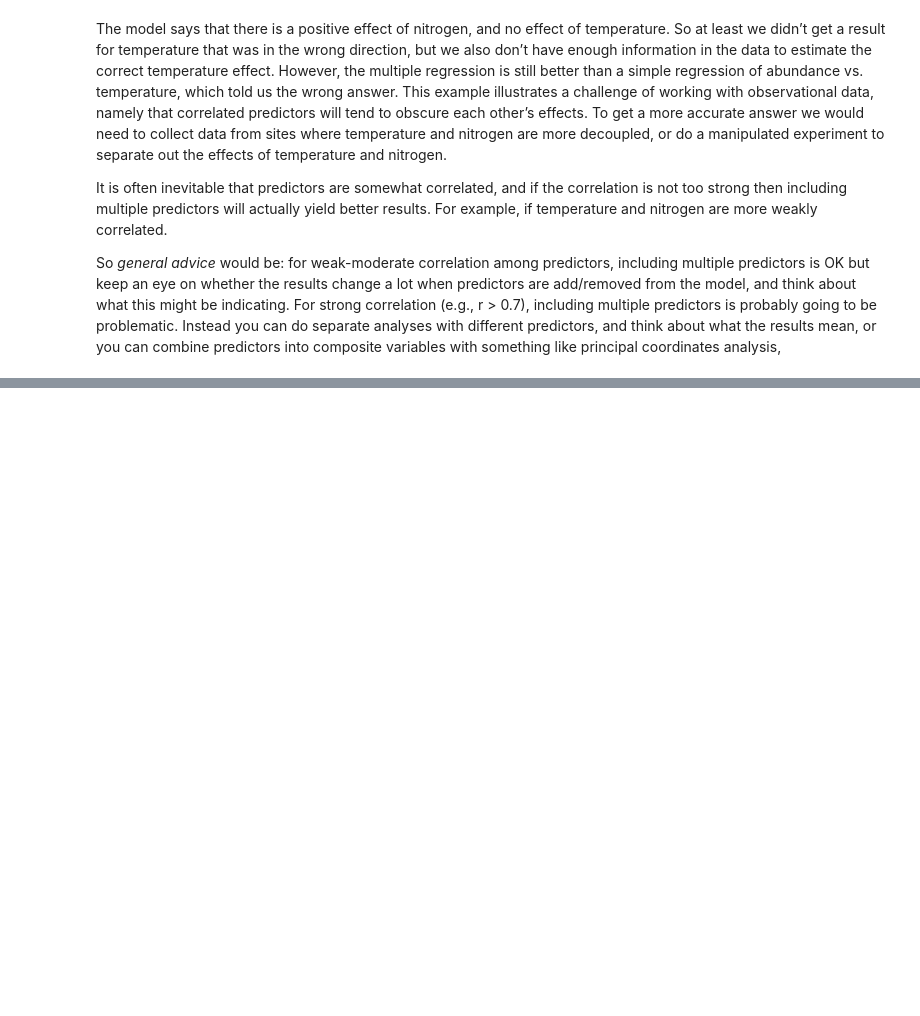
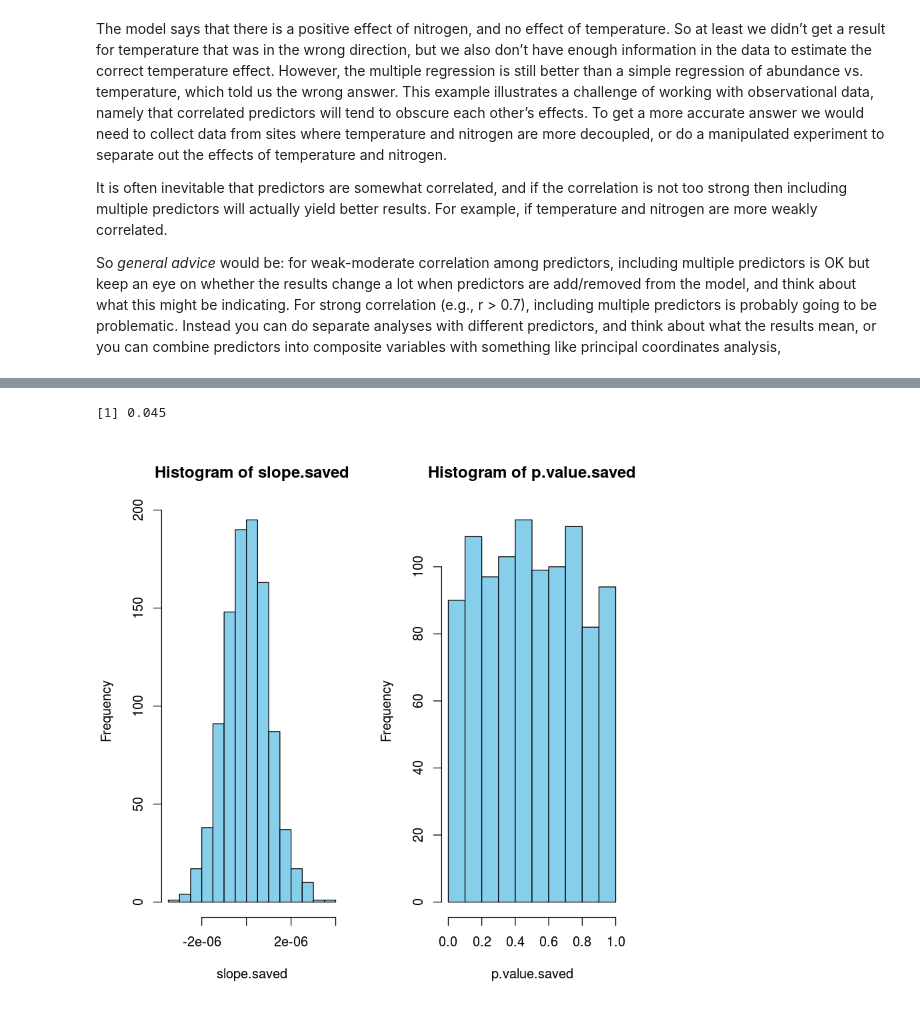
Before and after one commit to daijiang/Stats_notes, a Jupyter notebook: notes.ipynb, the cells around one changed output, grey strips where cells are left out. Saved outputs shown, nothing was run; the diff lists cells and outputs as text; code cells hidden in the pictures; blank space fills up the shorter version.

```diff
--- a/notes.ipynb
+++ b/notes.ipynb
@@ -236,0 +325,21 @@ For count data we could use the quasipoisson approach for overdispersion, or we
+# %%
+### Type I error
+nsims = 1000
+sample.size = 30
+slope.saved = p.value.saved = vector()
+for (i in 1:nsims) {
+    set.seed(i)
+    gangnam = rnorm(sample.size, mean = 500000, sd = 50000)
+    lizards = rpois(sample.size, lambda = 15)
+
+    model = glm(lizards ~ gangnam, family = poisson)
+    slope.saved[i] = coef(model)[2]
+    p.value.saved[i] = summary(model)$coefficients[2,4]
+}
+par(mfrow = c(1,2))
+hist(slope.saved, col = 'skyblue')
+hist(p.value.saved, col = 'skyblue') ## NOTE: uniform distribution of P-values
+sum(p.value.saved < 0.05)/nsims
+# %% [output]
+[1] 0.045
+[figure, added]
```
Also changed, not shown: parts of 10 cells of this notebook.
